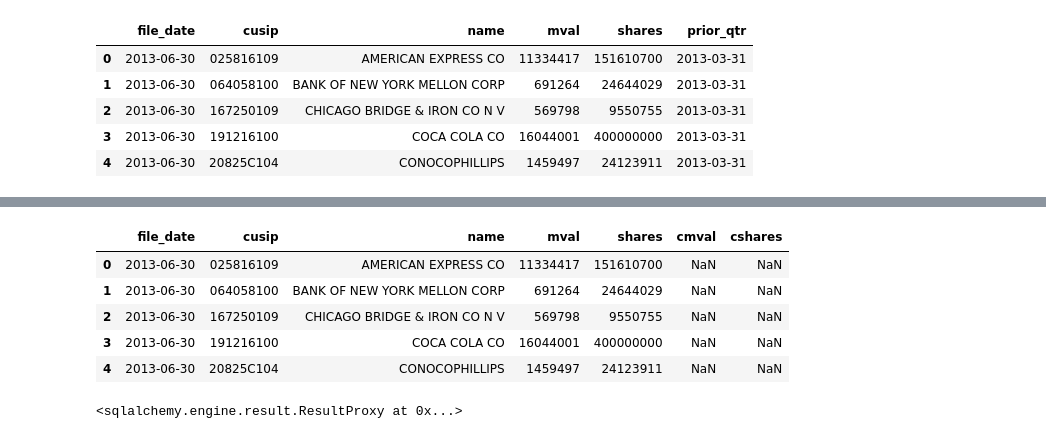
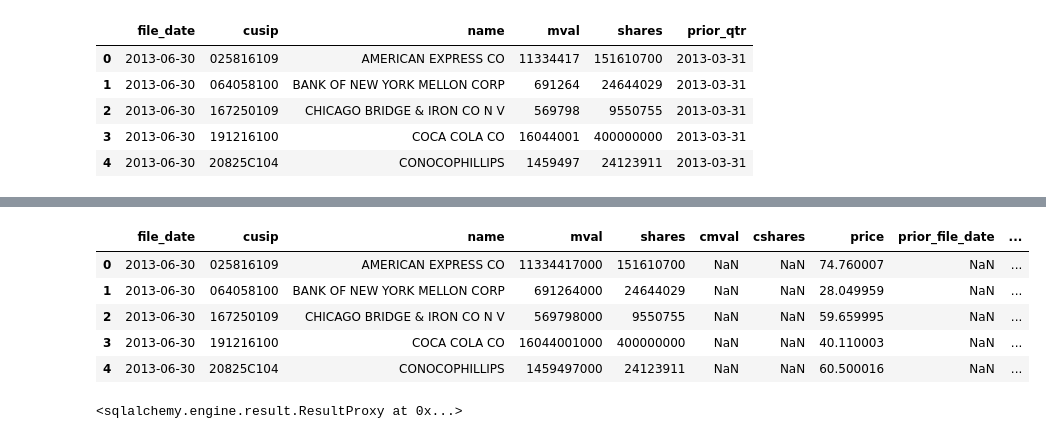
Before and after one commit to shanegela/DataAnalytics, a Jupyter notebook: SEC13F/SEC13F_STEP8_ProcessPositions.ipynb, the cells around one changed output, grey strips where cells are left out. Cells and saved outputs as stored; diff of their text form; code cells hidden in the pictures.

Commit message:
SEC13F - Show simple rate of return on comparison web page.  Update processed positions to include price and prior price for simple rate of return calculation.

```diff
--- a/SEC13F/SEC13F_STEP8_ProcessPositions.ipynb
+++ b/SEC13F/SEC13F_STEP8_ProcessPositions.ipynb
@@ -84,6 +84,15 @@ sumdf.head()
 | 2 | 2013-06-30 | 167250109 | CHICAGO BRIDGE & IRON CO N V | 569798 | 9550755 | 2013-03-31 |
 | 3 | 2013-06-30 | 191216100 | COCA COLA CO | 16044001 | 400000000 | 2013-03-31 |
 | 4 | 2013-06-30 | 20825C104 | CONOCOPHILLIPS | 1459497 | 24123911 | 2013-03-31 |
+# %%
+def getPrice(row):
+    if row["shares"] == 0:
+        price = 0
+    else:
+        price = (row["mval"] * 1000)/ row["shares"]
+    return price
+# %%
+sumdf["price"] = sumdf.apply(getPrice, axis=1)
 # %%
 joindf = pd.merge(sumdf, sumdf, how="left", left_on=["cusip", "name", "prior_qtr"], right_on=["cusip", "name", "file_date"], suffixes =("_c","_p"))
 joindf.head(50)
@@ -108,3 +117,6 @@ joindf.head(50)
+# %%
+joindf["mval_c"] = joindf["mval_c"] * 1000
+joindf["mval_p"] = joindf["mval_p"] * 1000
 # %%
 joindf["cmval"] = joindf["mval_c"] - joindf["mval_p"]
 # %%
@@ -132,14 +144,14 @@ joindf.head(50)
 # %%
-finaldf = joindf[["file_date_c", "cusip", "name", "mval_c", "shares_c", "cmval", "cshares"]].copy()
-finaldf.rename(columns = {"file_date_c":"file_date", "mval_c":"mval", "shares_c":"shares"}, inplace=True)
+finaldf = joindf[["file_date_c", "cusip", "name", "mval_c", "shares_c", "cmval", "cshares", "price_c", "file_date_p","price_p"]].copy()
+finaldf.rename(columns = {"file_date_c":"file_date", "mval_c":"mval", "shares_c":"shares", "price_c": "price", "file_date_p":"prior_file_date", "price_p":"prior_price"}, inplace=True)
 finaldf.head()
 # %% [output]
-|  | file_date | cusip | name | mval | shares | cmval | cshares |
-| 0 | 2013-06-30 | 025816109 | AMERICAN EXPRESS CO | 11334417 | 151610700 | NaN | NaN |
-| 1 | 2013-06-30 | 064058100 | BANK OF NEW YORK MELLON CORP | 691264 | 24644029 | NaN | NaN |
-| 2 | 2013-06-30 | 167250109 | CHICAGO BRIDGE & IRON CO N V | 569798 | 9550755 | NaN | NaN |
-| 3 | 2013-06-30 | 191216100 | COCA COLA CO | 16044001 | 400000000 | NaN | NaN |
-| 4 | 2013-06-30 | 20825C104 | CONOCOPHILLIPS | 1459497 | 24123911 | NaN | NaN |
+|  | file_date | cusip | name | mval | shares | cmval | cshares | price | prior_file_date | ... |
+| 0 | 2013-06-30 | 025816109 | AMERICAN EXPRESS CO | 11334417000 | 151610700 | NaN | NaN | 74.760007 | NaN | ... |
+| 1 | 2013-06-30 | 064058100 | BANK OF NEW YORK MELLON CORP | 691264000 | 24644029 | NaN | NaN | 28.049959 | NaN | ... |
+| 2 | 2013-06-30 | 167250109 | CHICAGO BRIDGE & IRON CO N V | 569798000 | 9550755 | NaN | NaN | 59.659995 | NaN | ... |
+| 3 | 2013-06-30 | 191216100 | COCA COLA CO | 16044001000 | 400000000 | NaN | NaN | 40.110003 | NaN | ... |
+| 4 | 2013-06-30 | 20825C104 | CONOCOPHILLIPS | 1459497000 | 24123911 | NaN | NaN | 60.500016 | NaN | ... |
 # %%
 class Processed_Positions(Base):
     __tablename__ = 'processed_positions'
```
Also changed, not shown: parts of 4 cells of this notebook, 6 other files.
